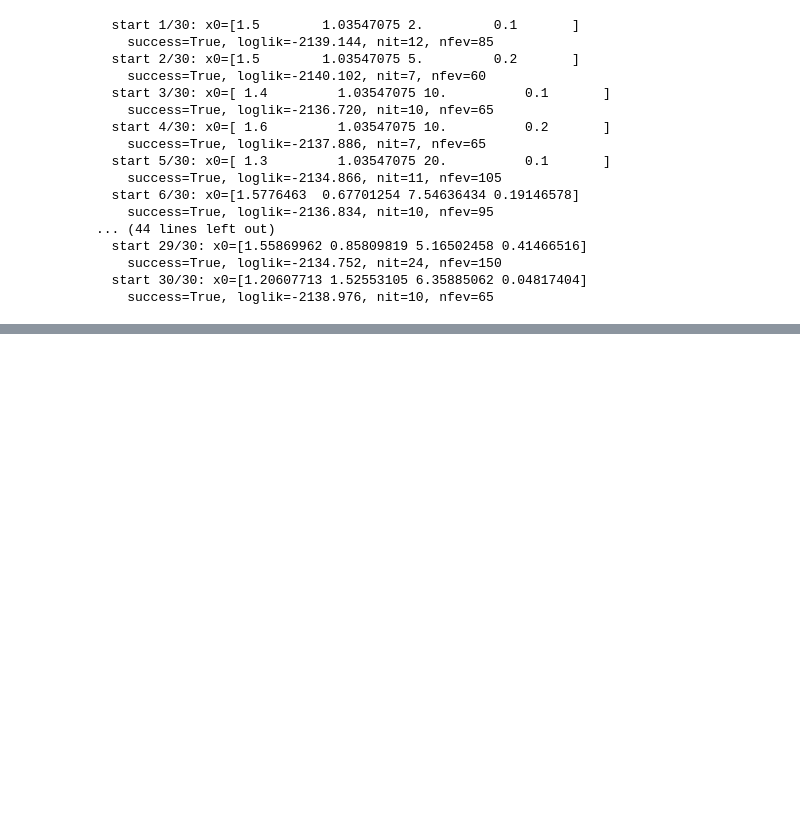
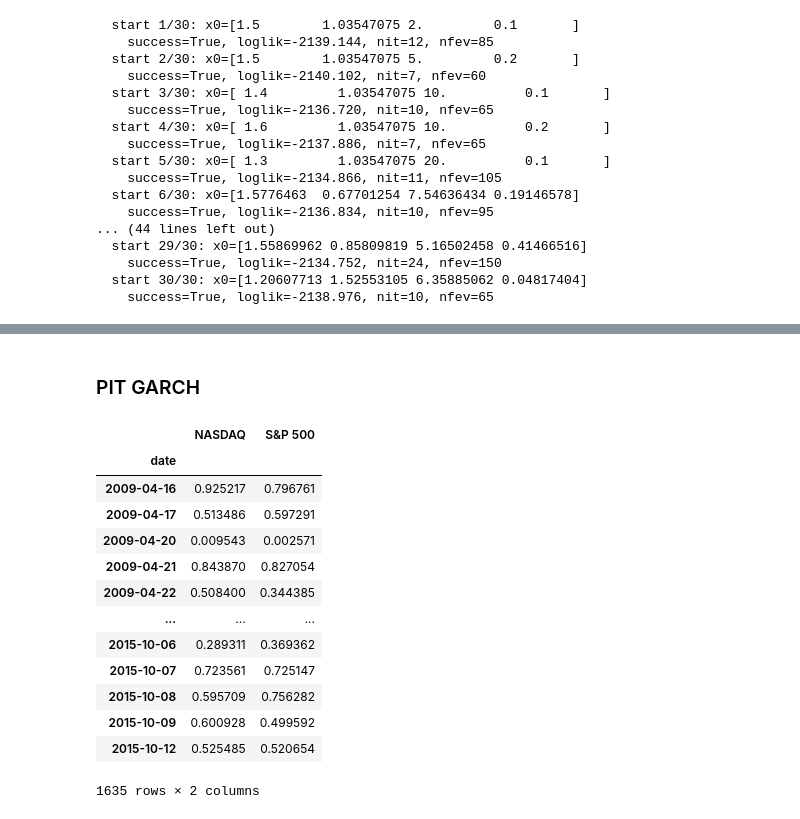
Before and after one commit to nathanli11/Forecasting_market_risk-Copula_MSM_Approach, a Jupyter notebook: notebooks/replication_workflow.ipynb, the cells around one changed output, grey strips where cells are left out. Saved outputs shown, nothing was run; the diff lists cells and outputs as text; code cells hidden in the pictures; blank space fills up the shorter version.

```diff
--- a/notebooks/replication_workflow.ipynb
+++ b/notebooks/replication_workflow.ipynb
@@ -380,0 +463,20 @@ pit_msm_emp.to_csv(PROCESSED_DATA_DIR / "pit_msm_emp.csv")
+# %% [markdown]
+### PIT GARCH
+# %%
+pit_garch = build_garch_pit_frame(garch_results)
+pit_garch
+# %% [output]
+|  | NASDAQ | S&P 500 |
+| date |  |  |
+| 2009-04-16 | 0.925217 | 0.796761 |
+| 2009-04-17 | 0.513486 | 0.597291 |
+| 2009-04-20 | 0.009543 | 0.002571 |
+| 2009-04-21 | 0.843870 | 0.827054 |
+| 2009-04-22 | 0.508400 | 0.344385 |
+| ... | ... | ... |
+| 2015-10-06 | 0.289311 | 0.369362 |
+| 2015-10-07 | 0.723561 | 0.725147 |
+| 2015-10-08 | 0.595709 | 0.756282 |
+| 2015-10-09 | 0.600928 | 0.499592 |
+| 2015-10-12 | 0.525485 | 0.520654 |
+1635 rows × 2 columns
```
Also changed, not shown: parts of 13 cells of this notebook, 6 other files.
